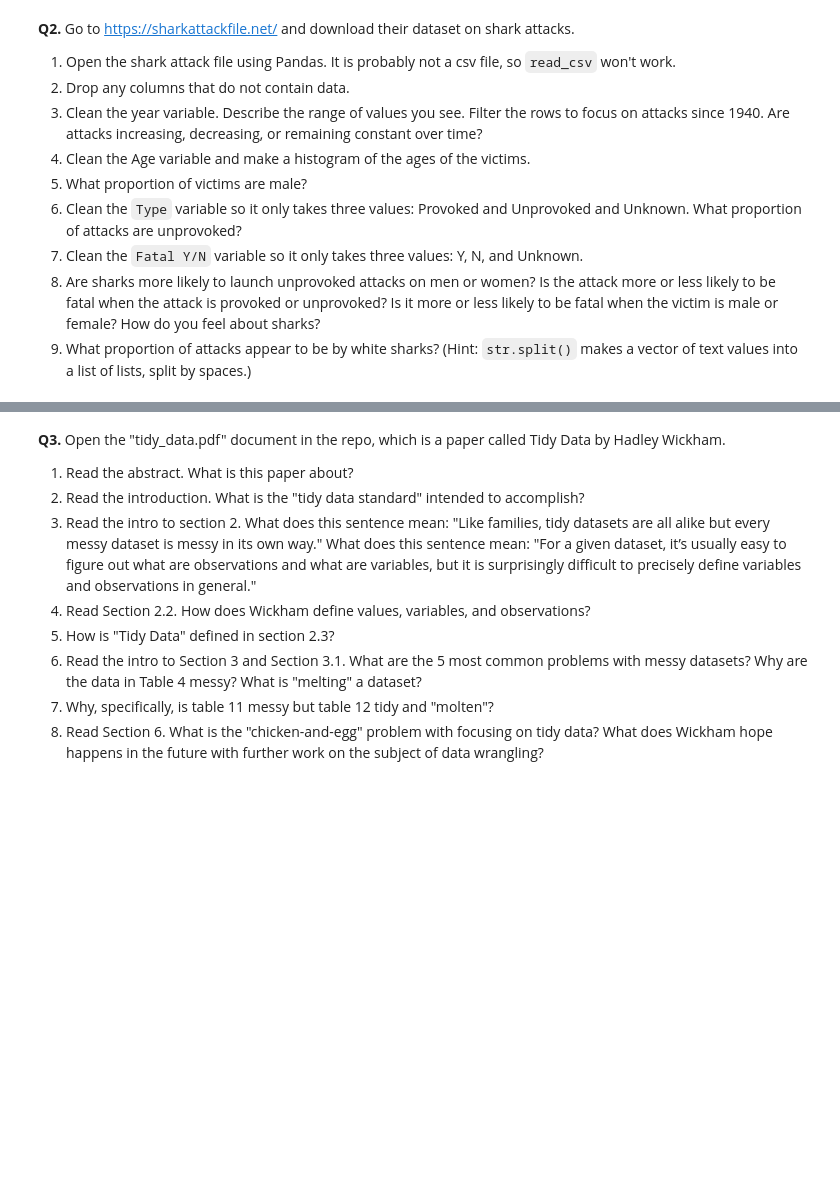
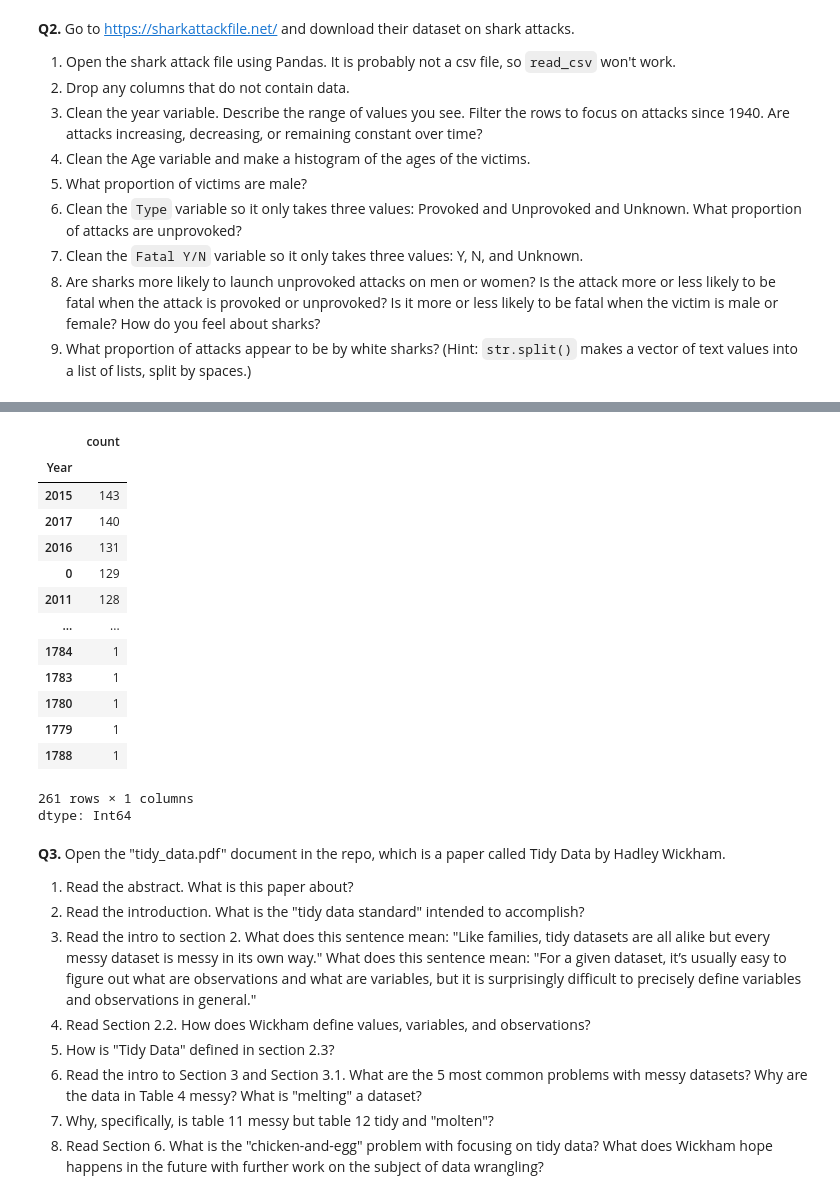
Before and after one commit to kyleegit27/wrangling_KL, a Jupyter notebook: assignment/assignment.ipynb, the cells around one changed output, grey strips where cells are left out. Cells and saved outputs as stored; diff of their text form; code cells hidden in the pictures; blank space fills up the shorter version.

```diff
--- a/assignment/assignment.ipynb
+++ b/assignment/assignment.ipynb
@@ -42,3 +101,45 @@ import seaborn as sns
+# %%
+# 2.3 Clean the year variable. Describe the range of values you see. Filter the rows to focus on attacks since 1940.
+# Are attacks increasing, decreasing, or remaining constant over time?
+
+#drop .0 at the end -- turn from double to integer
+#use .astype(int) if no n/a values
+#sharks['Year']= pd.to_numeric(sharks['Year'], downcast = 'integer') did not work?
+#errors = 'coerce' preserves n/a values
+sharks['Year'] = pd.to_numeric(sharks['Year'], errors= 'coerce').astype('Int64')
+
+#.drop used for dropping rows and columns, need x for modifying values inside of a column
+#drop .0 at the end of each year
+#replace() method refers to text/string data not numeric
+
+#sharks['Year'].describe()
+#verifying
+sharks['Year'].value_counts()
+#vaule_counts() counts unique occurances in table format
+
+#describe range of values
+
+#filter rows to be 1940 -present
+
+#filter rows to be early - 1939
+
+#find counts of each + compare + describe
+# %% [output]
+|  | count |
+| Year |  |
+| 2015 | 143 |
+| 2017 | 140 |
+| 2016 | 131 |
+| 0 | 129 |
+| 2011 | 128 |
+| ... | ... |
+| 1784 | 1 |
+| 1783 | 1 |
+| 1780 | 1 |
+| 1779 | 1 |
+| 1788 | 1 |
+261 rows × 1 columns
+dtype: Int64
 # %% [markdown]
 **Q3.** Open the "tidy_data.pdf" document in the repo, which is a paper called Tidy Data by Hadley Wickham.
 
```
Also changed, not shown: parts of 8 cells of this notebook.
